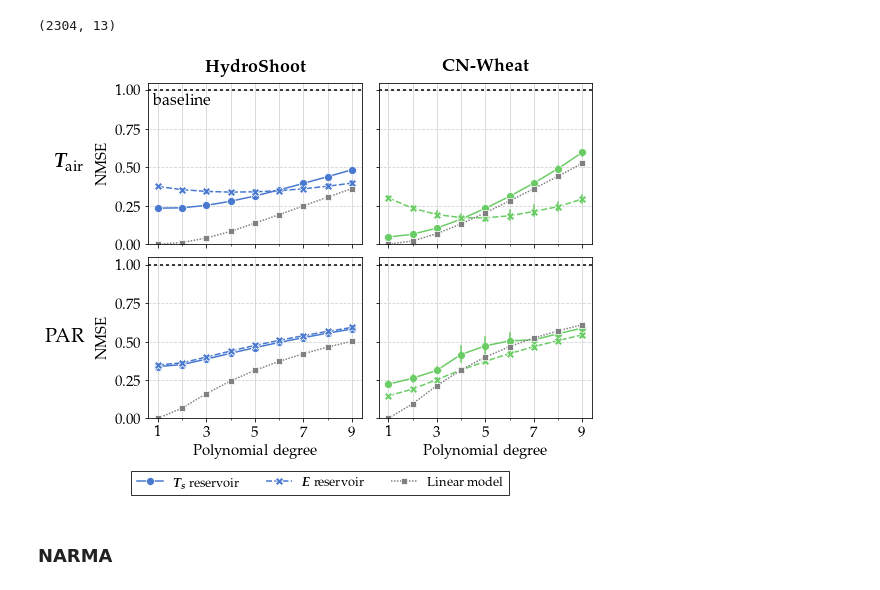
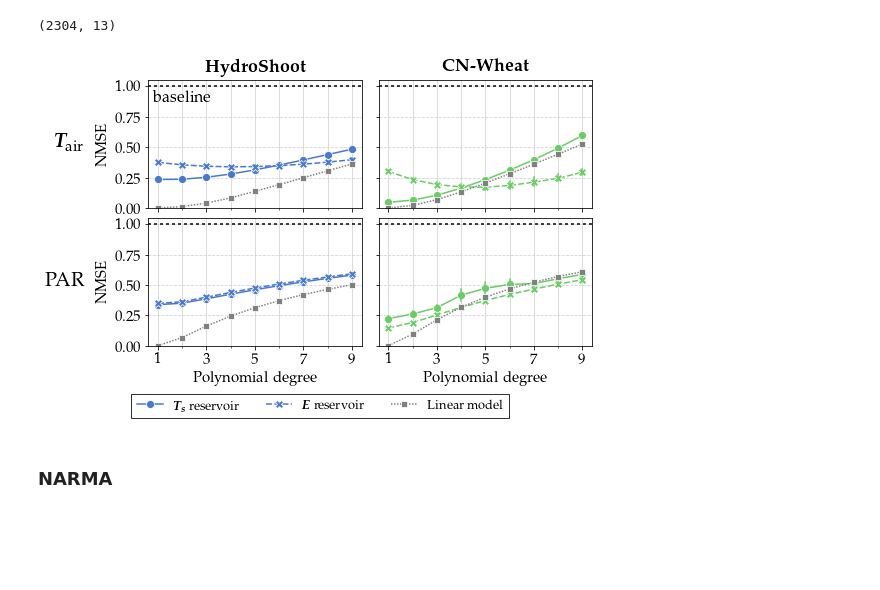
Before and after one commit to mcndt/thesis-plant-reservoir-computing, a Jupyter notebook: notebooks/regression_tests/Figures_Scores_comp_bench.ipynb, the cells around one changed output. Cells and saved outputs as stored; diff of their text form; code cells hidden in the pictures; blank space fills up the shorter version.

```diff
--- a/notebooks/regression_tests/Figures_Scores_comp_bench.ipynb
+++ b/notebooks/regression_tests/Figures_Scores_comp_bench.ipynb
@@ -127,7 +127,7 @@ from matplotlib.ticker import (MultipleLocator, FormatStrFormatter,
 delay_scores = get_benchmark_scores('delay_line')
 # %%
 with plt.style.context('seaborn-muted'):
-  fig, axs = plt.subplots(2, 2, figsize=(8, 6), sharey=True, sharex=True)
+  fig, axs = plt.subplots(2, 2, figsize=(8, 5), sharey=True, sharex=True)
   colors = sns.color_palette()
 
   for row, axs_row, target in zip([0,1], axs, input_names):
@@ -161,7 +161,7 @@ with plt.style.context('seaborn-muted'):
       ax.set_yticks([0, 0.25, 0.5, 0.75, 1])
       ax.axhline(1, color='black', dashes=(2,2))
       if ax is axs.flatten()[0]:
-        ax.annotate('baseline', (0.017, 0.86), fontsize=16, xycoords='axes fraction')
+        ax.annotate('baseline', (0.017, 0.83), fontsize=16, xycoords='axes fraction')
 
       # Cleanup
       if ax is axs.flatten()[0]:
@@ -185,7 +185,7 @@ print(polynomial_scores.shape)
 (2304, 13)
 # %%
 with plt.style.context('seaborn-muted'):
-  fig, axs = plt.subplots(2, 2, figsize=(8, 6), sharey=True, sharex=True)
+  fig, axs = plt.subplots(2, 2, figsize=(8, 5), sharey=True, sharex=True)
   colors = sns.color_palette()
 
   for row, axs_row, target in zip([0,1], axs, input_names):
@@ -205,35 +205,35 @@ with plt.style.context('seaborn-muted'):
       # ax.set_title(f'{target} / {dataset}')
       ax.set(xlabel=r'Polynomial degree', ylabel='NMSE')
       if col == 0:
         ax.annotate(input_symbols[target], (-0.3, 0.5), xycoords='axes fraction', va='center', ha='right', fontsize=20)
       if row == 0:
         ax.annotate(f'\\textbf{{{dataset}}}', (0.5, 1.07), xycoords='axes fraction', ha='center', fontsize=18)
 
       # Axes
       ax.xaxis.set_major_locator(FixedLocator([1, 3, 5, 7, 9]))
       ax.xaxis.set_minor_locator(MultipleLocator(1))
       ax.grid(axis='x', linestyle='solid', color='lightgrey', which='both')
       ax.grid(axis='y', linestyle='dashed', color='lightgrey', which='both')
 
       ax.set_ylim(0, 1.05)
       ax.set_yticks([0, 0.25, 0.5, 0.75, 1])
       ax.axhline(1, color='black', dashes=(2,2))
       if ax is axs.flatten()[0]:
-        ax.annotate('baseline', (0.017, 0.86), fontsize=16, xycoords='axes fraction')
+        ax.annotate('baseline', (0.017, 0.83), fontsize=16, xycoords='axes fraction')
 
       # Cleanup
       if ax is axs.flatten()[0]:
         labels = [f"{res_symbols[l]} reservoir" for l in ax.get_legend_handles_labels()[1][:-1]] + ['Linear model']
         fig.legend(labels, loc='lower center', fancybox=False, shadow=False, ncol=3,
                    frameon=True, edgecolor='black', bbox_to_anchor=(0.5, -0.06), fontsize=13)
       ax.get_legend().remove()
 
 
   plt.tight_layout()
   plt.subplots_adjust(wspace=0.08, hspace=0.08)
   plt.savefig('comp_polynomial_perf.png', dpi=200, facecolor='white', bbox_inches='tight')
 # %% [output]
-[figure, old version]
+[figure, new version]
 # %% [markdown]
 ### NARMA
 # %%
```
Also changed, not shown: parts of 2 cells of this notebook, 9 other files.
